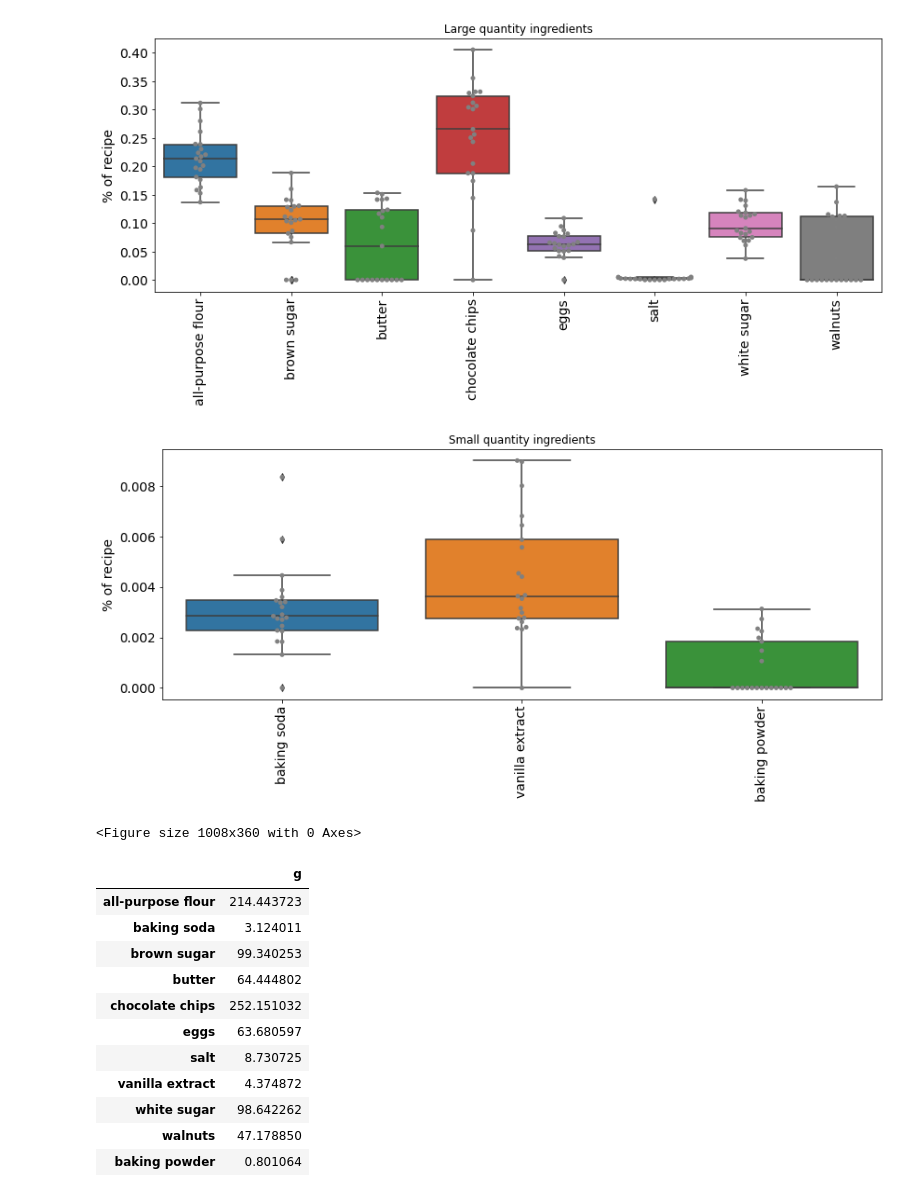
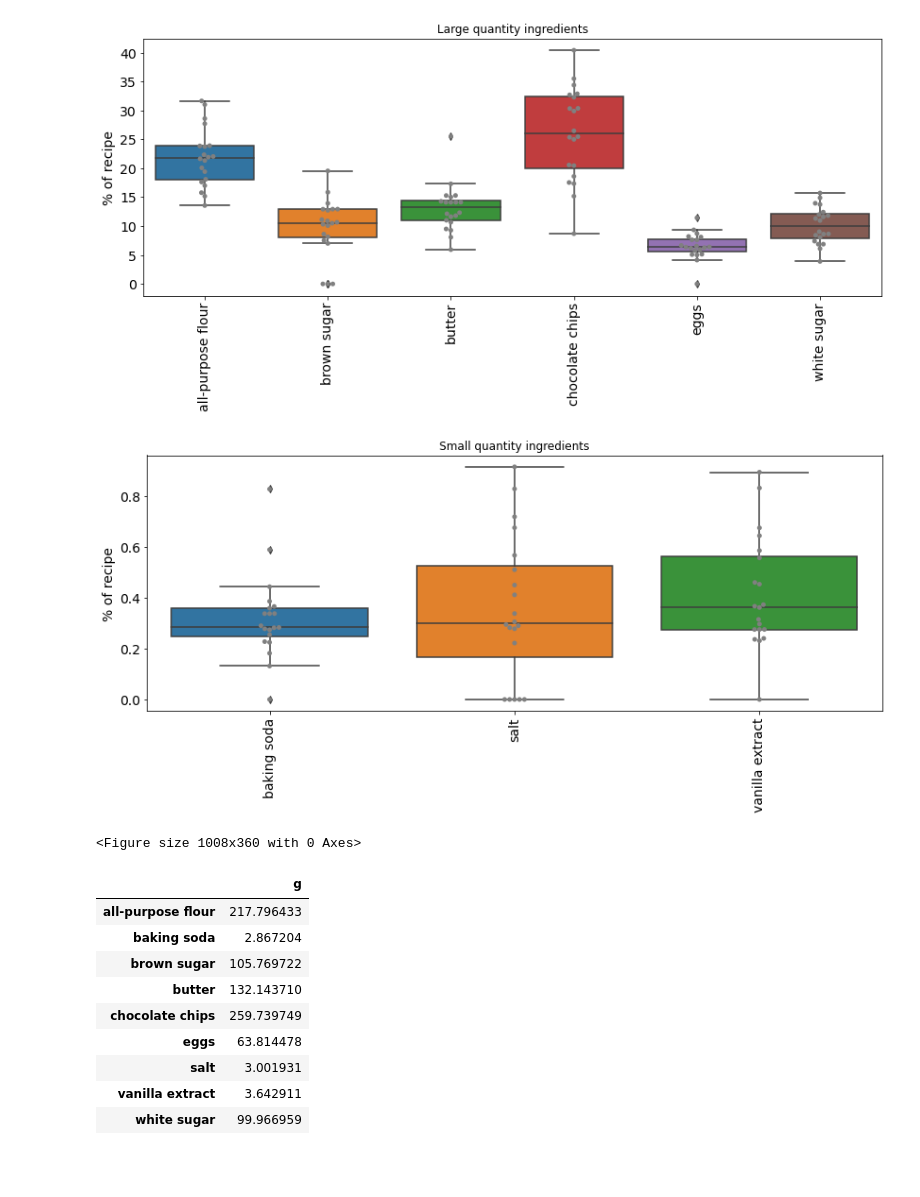
Before and after one commit to kiti15237/median_meal, a Jupyter notebook: recipe_averager.ipynb, the cells around one changed output. Drawn from its saved outputs; the diff is of its cells as text; code cells hidden in the pictures; blank space fills up the shorter version.

Commit message:
convert weight back to volume, fix issues with butter naming, display percents times 100, and round final recipe

```diff
--- a/recipe_averager.ipynb
+++ b/recipe_averager.ipynb
@@ -152,16 +164,17 @@ def loadWeights():
 
 
 
-
 def boxplotIngredients(df, title = ""):
     plt.rcParams['figure.figsize'] = [14, 5]
     df_melt = df.melt()
+    df_melt.loc[:, "value"] = df_melt.value * 100
     sns.boxplot(data = df_melt, x = "variable", y = "value").set(title=title)
     sns.swarmplot(data = df_melt, x = "variable", y = "value", color= "grey")
     plt.xticks(rotation=90)
     plt.ylabel("% of recipe", fontsize = 14)
     plt.xlabel("", fontsize = 14)
     plt.tick_params(axis='both', which='major', labelsize=14)
+
 
 
 
@@ -215,6 +228,8 @@ def convertVolumeToWeight(df, densities, volumes):
     df.loc[:, "volumes_(cm3/unit)"] = [volumes[i] for i in df.units]
     df.loc[:, "weight_(g)"] = df["quantities"] * df["densities_(g/cm3)"] * df["volumes_(cm3/unit)"]
     return(df)
+
+
 
 def convertUnitsToWeight(df, unit_weights):
     df.loc[:,"weight_(g)"] = df["quantities"] * [unit_weights[i] for i in df.ingredients]
@@ -358,7 +373,7 @@ def getFinalRecipe(df_final, thresh = 0.9):
     plt.clf()
 
     # Final average recipe in grams
-    tmp = df_publish.mean(axis = 0)*1000
+    tmp = df_publish.median(axis = 0)*1000
     tmp = tmp.to_frame()
     tmp = tmp.rename(columns = {0: "g"})
     return(tmp)
@@ -633,4 +672,4 @@ See the caveats in the documentation: https://pandas.pydata.org/pandas-docs/stab
 # %%
-recipe = getFinalRecipe(df, thresh = 0.25)# ingredient must be present in at least thresh% of recipes to be included in final
+recipe = getFinalRecipe(df, thresh = 0.50)# ingredient must be present in at least thresh% of recipes to be included in final
 recipe.to_csv("average_chocolate_chip_cookies.csv")
 # %% [output]
@@ -638,18 +677,16 @@ recipe.to_csv("average_chocolate_chip_cookies.csv")
-[figure, old version]
+[figure, new version]
-[figure, old version]
+[figure, new version]
 <Figure size 1008x360 with 0 Axes>
 # %%
 recipe
 # %% [output]
 |  | g |
-| all-purpose flour | 214.443723 |
-| baking soda | 3.124011 |
-| brown sugar | 99.340253 |
-| butter | 64.444802 |
-| chocolate chips | 252.151032 |
-| eggs | 63.680597 |
-| salt | 8.730725 |
-| vanilla extract | 4.374872 |
-| white sugar | 98.642262 |
-| walnuts | 47.178850 |
-| baking powder | 0.801064 |
+| all-purpose flour | 217.796433 |
+| baking soda | 2.867204 |
+| brown sugar | 105.769722 |
+| butter | 132.143710 |
+| chocolate chips | 259.739749 |
+| eggs | 63.814478 |
+| salt | 3.001931 |
+| vanilla extract | 3.642911 |
+| white sugar | 99.966959 |
```
Also changed, not shown: parts of 12 cells of this notebook, 20 other files.
